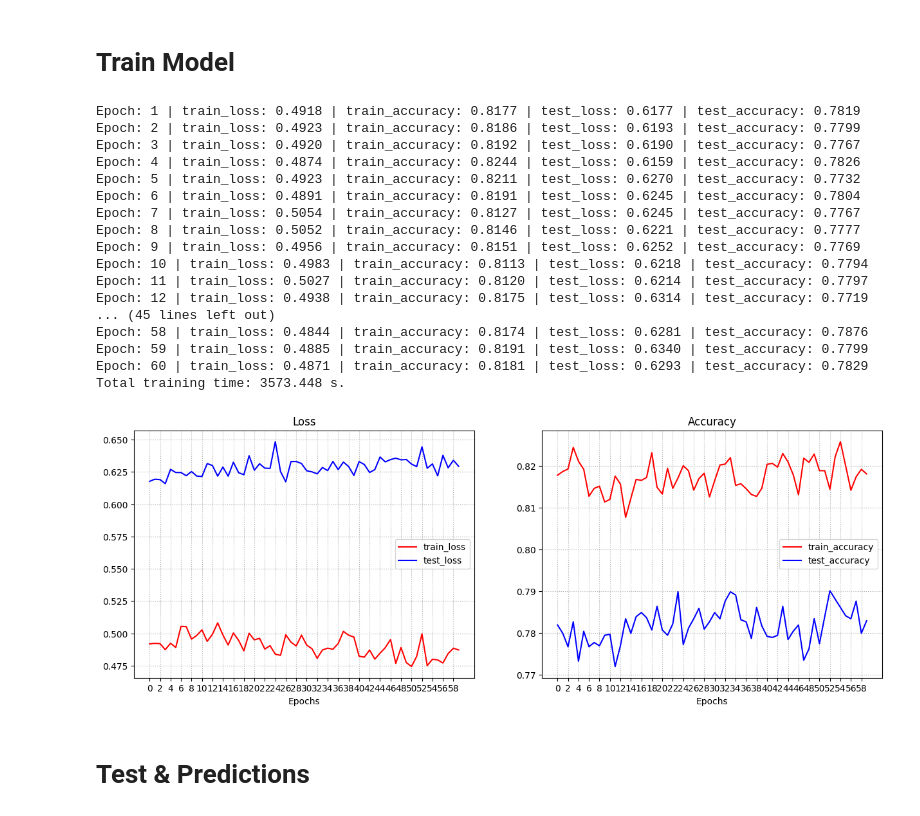
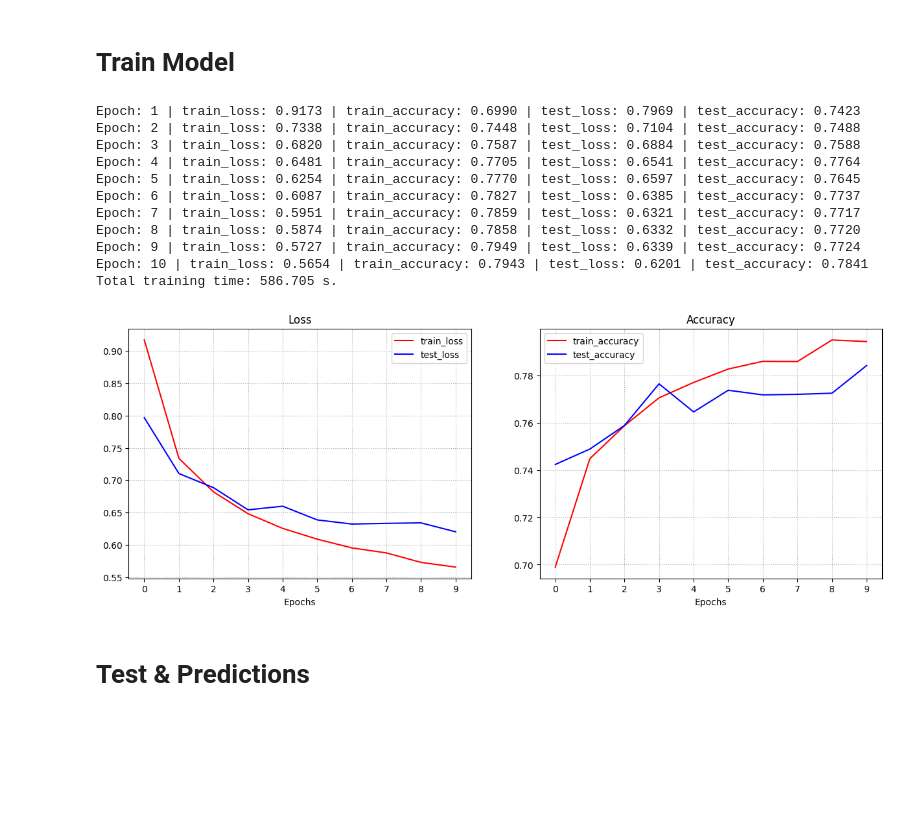
Before and after one commit to robuno/skin-disease-classifiers, a Jupyter notebook: main.ipynb, the cells around one changed output. Cells and saved outputs as stored; diff of their text form; code cells hidden in the pictures; blank space fills up the shorter version.

```diff
--- a/main.ipynb
+++ b/main.ipynb
@@ -250,7 +211,7 @@ from util_train import train
 
 loss_fn = nn.CrossEntropyLoss() # multi-class classification
 optimizer = torch.optim.Adam(model_efficientNet0.parameters(), lr=0.001)
-no_of_epochs = 60
+no_of_epochs = 10
 
 torch.manual_seed(42)
 torch.cuda.manual_seed(42)
@@ -262,70 +223,65 @@ model_0_results = train(model=model_efficientNet0,
                        optimizer=optimizer,
                        loss_fn=loss_fn,
                        epochs=no_of_epochs,
-                       device=device)
+                       device=device,
+                       log_txt_saver=True)
 
 end_time_train = time.time()
 
-print(f"Total training time: {end_time_train-start_time_train:.3f} s.")
+print(f"Total training time: {end_time_train-start_time_train:.3f} (s).")
 # %% [output]
-Epoch: 1 | train_loss: 0.4918 | train_accuracy: 0.8177 | test_loss: 0.6177 | test_accuracy: 0.7819
-Epoch: 2 | train_loss: 0.4923 | train_accuracy: 0.8186 | test_loss: 0.6193 | test_accuracy: 0.7799
-Epoch: 3 | train_loss: 0.4920 | train_accuracy: 0.8192 | test_loss: 0.6190 | test_accuracy: 0.7767
-Epoch: 4 | train_loss: 0.4874 | train_accuracy: 0.8244 | test_loss: 0.6159 | test_accuracy: 0.7826
-Epoch: 5 | train_loss: 0.4923 | train_accuracy: 0.8211 | test_loss: 0.6270 | test_accuracy: 0.7732
-Epoch: 6 | train_loss: 0.4891 | train_accuracy: 0.8191 | test_loss: 0.6245 | test_accuracy: 0.7804
-Epoch: 7 | train_loss: 0.5054 | train_accuracy: 0.8127 | test_loss: 0.6245 | test_accuracy: 0.7767
-Epoch: 8 | train_loss: 0.5052 | train_accuracy: 0.8146 | test_loss: 0.6221 | test_accuracy: 0.7777
-Epoch: 9 | train_loss: 0.4956 | train_accuracy: 0.8151 | test_loss: 0.6252 | test_accuracy: 0.7769
-Epoch: 10 | train_loss: 0.4983 | train_accuracy: 0.8113 | test_loss: 0.6218 | test_accuracy: 0.7794
-Epoch: 11 | train_loss: 0.5027 | train_accuracy: 0.8120 | test_loss: 0.6214 | test_accuracy: 0.7797
-Epoch: 12 | train_loss: 0.4938 | train_accuracy: 0.8175 | test_loss: 0.6314 | test_accuracy: 0.7719
-... (45 lines left out)
-Epoch: 58 | train_loss: 0.4844 | train_accuracy: 0.8174 | test_loss: 0.6281 | test_accuracy: 0.7876
-Epoch: 59 | train_loss: 0.4885 | train_accuracy: 0.8191 | test_loss: 0.6340 | test_accuracy: 0.7799
-Epoch: 60 | train_loss: 0.4871 | train_accuracy: 0.8181 | test_loss: 0.6293 | test_accuracy: 0.7829
-Total training time: 3573.448 s.
+Epoch: 1 | train_loss: 0.9173 | train_accuracy: 0.6990 | test_loss: 0.7969 | test_accuracy: 0.7423
+Epoch: 2 | train_loss: 0.7338 | train_accuracy: 0.7448 | test_loss: 0.7104 | test_accuracy: 0.7488
+Epoch: 3 | train_loss: 0.6820 | train_accuracy: 0.7587 | test_loss: 0.6884 | test_accuracy: 0.7588
+Epoch: 4 | train_loss: 0.6481 | train_accuracy: 0.7705 | test_loss: 0.6541 | test_accuracy: 0.7764
+Epoch: 5 | train_loss: 0.6254 | train_accuracy: 0.7770 | test_loss: 0.6597 | test_accuracy: 0.7645
+Epoch: 6 | train_loss: 0.6087 | train_accuracy: 0.7827 | test_loss: 0.6385 | test_accuracy: 0.7737
+Epoch: 7 | train_loss: 0.5951 | train_accuracy: 0.7859 | test_loss: 0.6321 | test_accuracy: 0.7717
+Epoch: 8 | train_loss: 0.5874 | train_accuracy: 0.7858 | test_loss: 0.6332 | test_accuracy: 0.7720
+Epoch: 9 | train_loss: 0.5727 | train_accuracy: 0.7949 | test_loss: 0.6339 | test_accuracy: 0.7724
+Epoch: 10 | train_loss: 0.5654 | train_accuracy: 0.7943 | test_loss: 0.6201 | test_accuracy: 0.7841
+Total training time: 586.705 s.
 # %%
 from util_plots2 import plot_loss_accuracy_grid2
 
 def plot_loss_accuracy_grid2_v2(results):
-    loss = results["train_loss"]
+    train_loss = results["train_loss"]
     test_loss = results["test_loss"]
-    accuracy = results["train_acc"]
+    train_accuracy = results["train_acc"]
     test_accuracy = results["test_acc"]
 
-    x_ticks_range = 2
+    x_ticks_range = 1
 
     # epochs = range(len(results["train_loss"]))
     epochs = np.arange(0, len(results["train_loss"]))
 
     plt.figure(figsize=(15, 5))
 
     # Plot loss
     plt.subplot(1, 2, 1)
     plt.xticks(np.arange(min(epochs), max(epochs)+1, x_ticks_range))
-    plt.plot(epochs, loss, label="train_loss", color = "red")
+    plt.plot(epochs, train_loss, label="train_loss", color = "red")
     plt.plot(epochs, test_loss, label="test_loss", color = "blue")
     plt.title("Loss")
     plt.xlabel("Epochs")
     plt.legend()
     plt.grid(True)
     plt.grid(True,linestyle=':')
 
     # Plot accuracy
     plt.subplot(1, 2, 2)
     plt.xticks(np.arange(min(epochs), max(epochs)+1, x_ticks_range))
-    plt.plot(epochs, accuracy, label="train_accuracy", color = "red")
+    plt.plot(epochs, train_accuracy, label="train_accuracy", color = "red")
     plt.plot(epochs, test_accuracy, label="test_accuracy", color = "blue")
     plt.title("Accuracy")
     plt.xlabel("Epochs")
     plt.legend()
     plt.grid(True,linestyle=':')
 
 
 plot_loss_accuracy_grid2_v2(model_0_results)
 # %% [output]
-[figure, old version]
+[figure, new version]
 # %% [markdown]
 # Test & Predictions
 # %%
```
Also changed, not shown: parts of 6 cells of this notebook, 2 other files.
